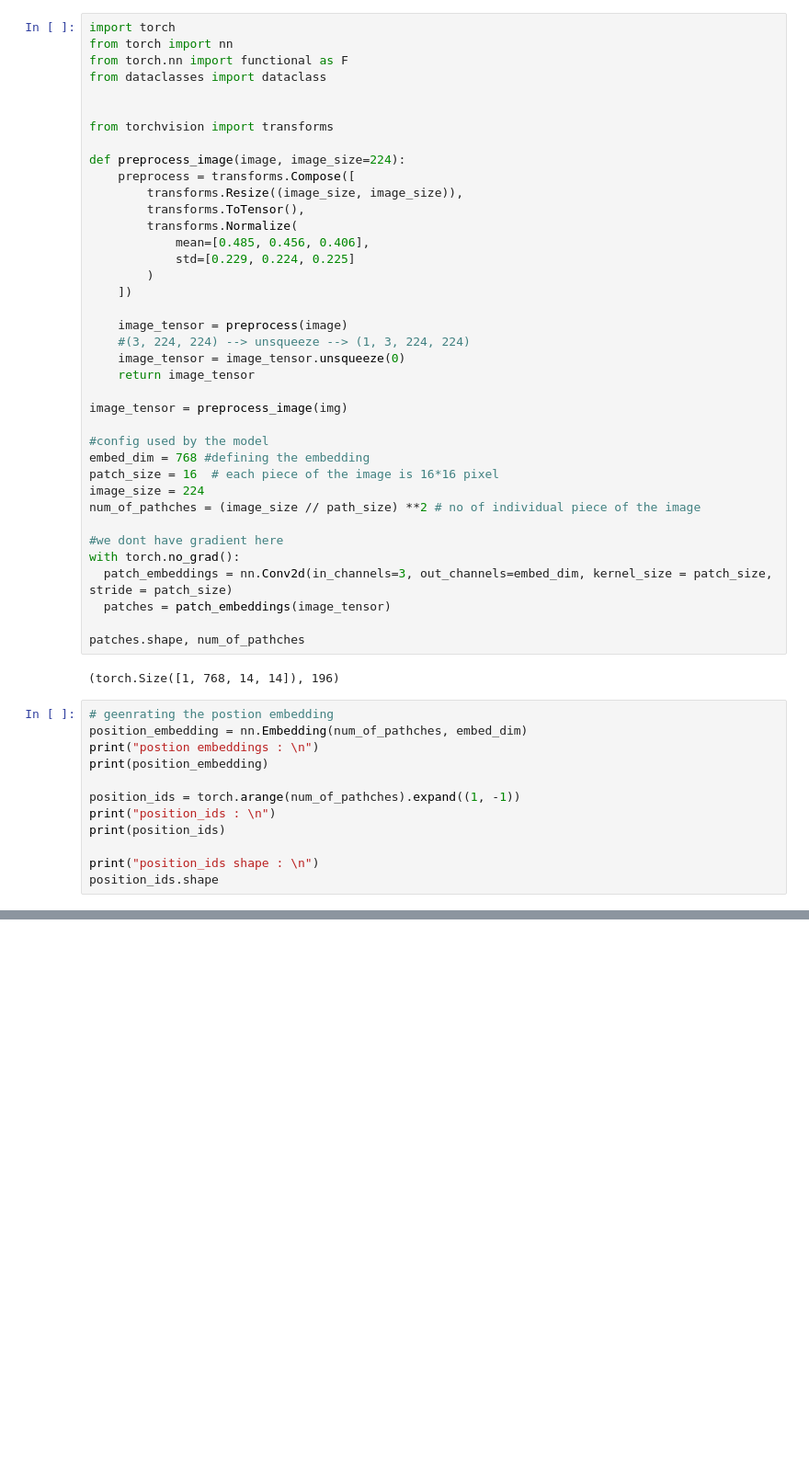
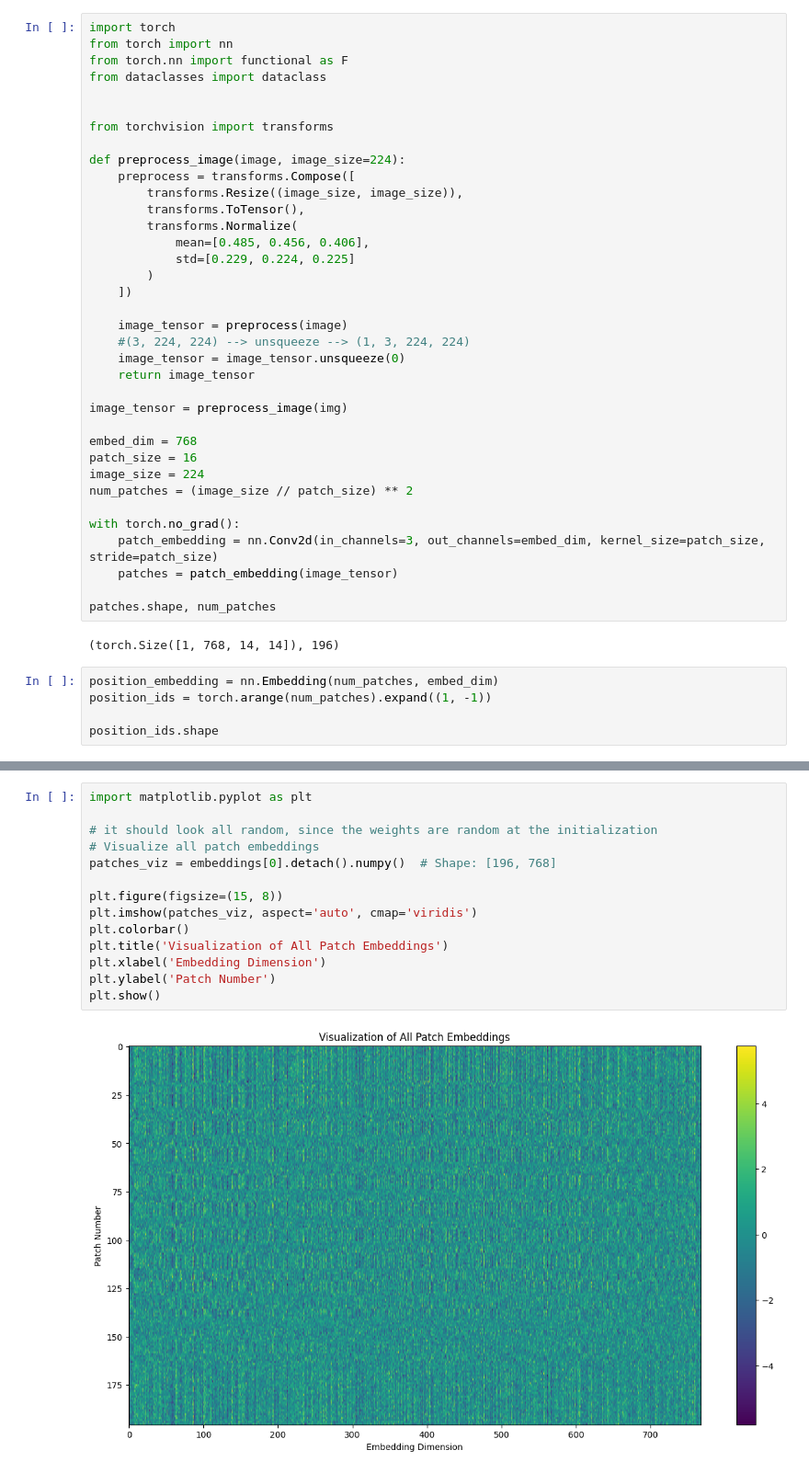
Before and after one commit to Vivek084c/From_Scratch, a Jupyter notebook: siglip.ipynb, the cells around one changed output, grey strips where cells are left out. Shown at 92% size. Cells and saved outputs as stored; diff of their text form; blank space fills up the shorter version.

Commit message:
generated and visualize the embedding block

```diff
--- a/siglip.ipynb
+++ b/siglip.ipynb
@@ -91,30 +65,21 @@ def preprocess_image(image, image_size=224):
 
 image_tensor = preprocess_image(img)
 
-#config used by the model
-embed_dim = 768 #defining the embedding
-patch_size = 16  # each piece of the image is 16*16 pixel
+embed_dim = 768
+patch_size = 16
 image_size = 224
-num_of_pathches = (image_size // path_size) **2 # no of individual piece of the image
+num_patches = (image_size // patch_size) ** 2
 
-#we dont have gradient here
 with torch.no_grad():
-  patch_embeddings = nn.Conv2d(in_channels=3, out_channels=embed_dim, kernel_size = patch_size, stride = patch_size)
-  patches = patch_embeddings(image_tensor)
+    patch_embedding = nn.Conv2d(in_channels=3, out_channels=embed_dim, kernel_size=patch_size, stride=patch_size)
+    patches = patch_embedding(image_tensor)
 
-patches.shape, num_of_pathches
+patches.shape, num_patches
 # %% [output]
 (torch.Size([1, 768, 14, 14]), 196)
 # %%
-# geenrating the postion embedding
-position_embedding = nn.Embedding(num_of_pathches, embed_dim)
-print("postion embeddings : \n")
-print(position_embedding)
+position_embedding = nn.Embedding(num_patches, embed_dim)
+position_ids = torch.arange(num_patches).expand((1, -1))
 
-position_ids = torch.arange(num_of_pathches).expand((1, -1))
-print("position_ids : \n")
-print(position_ids)
-
-print("position_ids shape : \n")
 position_ids.shape
 # %% [output]
@@ -152,0 +98,16 @@ embeddings.shape
+# %%
+import matplotlib.pyplot as plt
+
+# it should look all random, since the weights are random at the initialization
+# Visualize all patch embeddings
+patches_viz = embeddings[0].detach().numpy()  # Shape: [196, 768]
+
+plt.figure(figsize=(15, 8))
+plt.imshow(patches_viz, aspect='auto', cmap='viridis')
+plt.colorbar()
+plt.title('Visualization of All Patch Embeddings')
+plt.xlabel('Embedding Dimension')
+plt.ylabel('Patch Number')
+plt.show()
+# %% [output]
+[figure, added]
```
Also changed, not shown: parts of 23 cells of this notebook.
